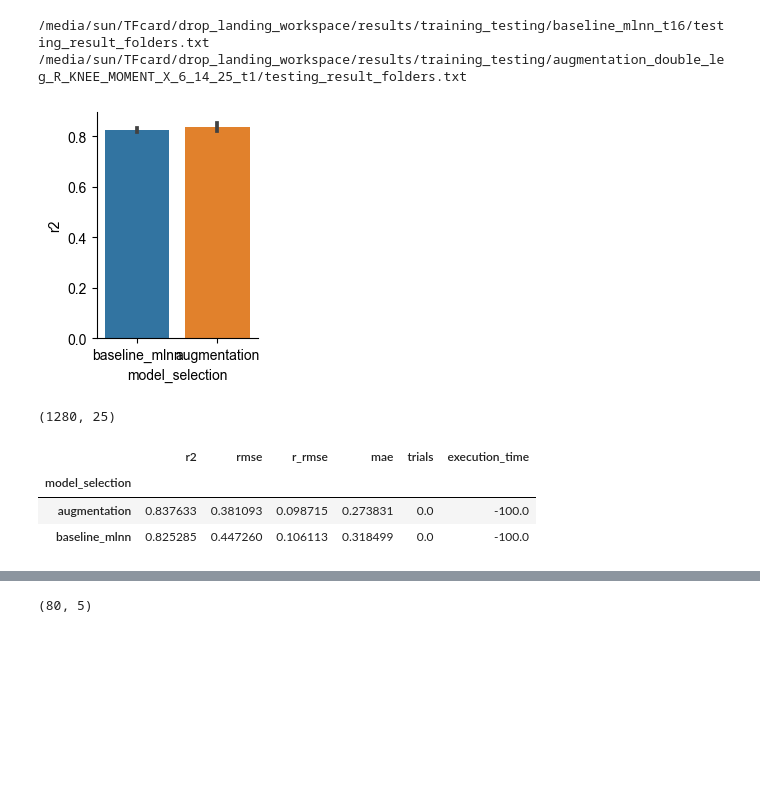
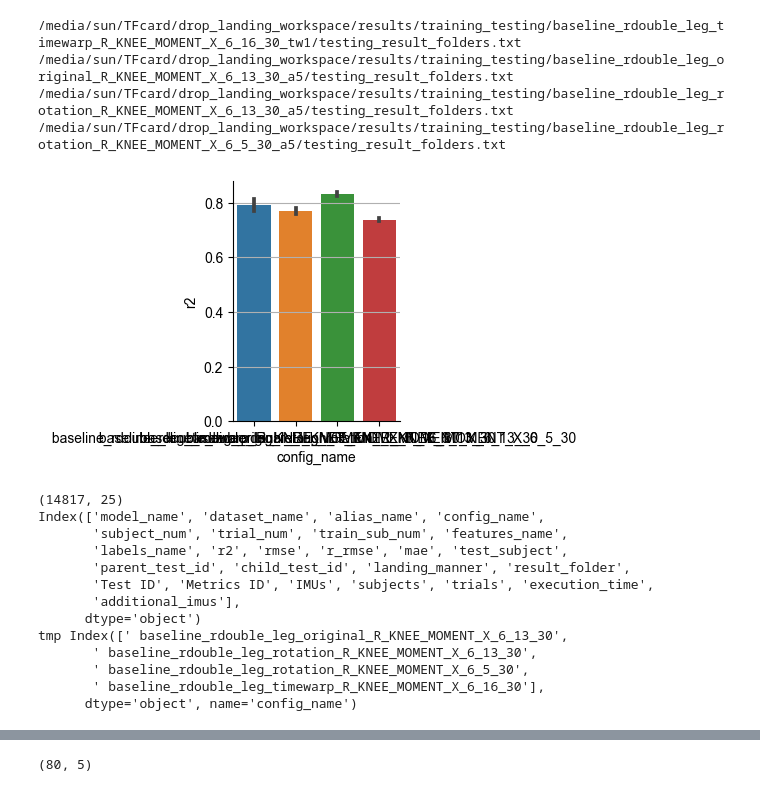
Before and after one commit to sunzhon/transfer_learning_for_droplanding, a Jupyter notebook: jupyter-lab/P6_figure_results_v2.ipynb, the cells around one changed output, grey strips where cells are left out. Drawn from its saved outputs; the diff is of its cells as text; code cells hidden in the pictures; blank space fills up the shorter version.

Commit message:
adudd timewarp and other augmentation

```diff
--- a/jupyter-lab/P6_figure_results_v2.ipynb
+++ b/jupyter-lab/P6_figure_results_v2.ipynb
@@ -38,53 +38,77 @@ combination_investigation_results = [
     os.path.join(RESULTS_PATH, "training_testing", "augmentation_v12","testing_result_folders.txt"),
 ]
 
-combination_investigation_results = [
-os.path.join(RESULTS_PATH, "training_testing", "baseline_mlnn_t16","testing_result_folders.txt"),
-os.path.join(RESULTS_PATH, "training_testing", "augmentation_double_leg_R_KNEE_MOMENT_X_6_14_25_t1","testing_result_folders.txt"),
-#os.path.join(RESULTS_PATH, "training_testing", "baseline_mlnn_t10","testing_result_folders.txt"),
-#os.path.join(RESULTS_PATH, "training_testing", "baseline_mlnn_v12","testing_result_folders.txt"),
-#os.path.join(RESULTS_PATH, "training_testing", "augmentation_v12","testing_result_folders.txt"),
+result_folders=[
+    "baseline_rdouble_leg_timewarp_R_KNEE_MOMENT_X_6_16_30_tw1",
+    "baseline_rdouble_leg_original_R_KNEE_MOMENT_X_6_13_30_a5",
+    "baseline_rdouble_leg_rotation_R_KNEE_MOMENT_X_6_13_30_a5",
+    "baseline_rdouble_leg_rotation_R_KNEE_MOMENT_X_6_5_30_a5",
 ]
+combination_investigation_results=[os.path.join(RESULTS_PATH, "training_testing", result_folder,"testing_result_folders.txt")
+                                   for result_folder in result_folders]
 
 
-
-#1) get testing results: estimation and ground truth
-results = get_list_investigation_results(combination_investigation_results)
 
 # 2) get testing metrics
 #combination_investigation_results = [os.path.join(os.path.dirname(folder), "metrics.csv") if(os.path.exists(os.path.join(os.path.dirname(folder), "metrics.csv"))) else folder for folder in combination_investigation_results]
 metrics = get_list_investigation_metrics(combination_investigation_results)
 # %% [output]
-/media/sun/TFcard/drop_landing_workspace/results/training_testing/baseline_mlnn_t16/testing_result_folders.txt
-/media/sun/TFcard/drop_landing_workspace/results/training_testing/augmentation_double_leg_R_KNEE_MOMENT_X_6_14_25_t1/testing_result_folders.txt
+/media/sun/TFcard/drop_landing_workspace/results/training_testing/baseline_rdouble_leg_timewarp_R_KNEE_MOMENT_X_6_16_30_tw1/testing_result_folders.txt
+/media/sun/TFcard/drop_landing_workspace/results/training_testing/baseline_rdouble_leg_original_R_KNEE_MOMENT_X_6_13_30_a5/testing_result_folders.txt
+/media/sun/TFcard/drop_landing_workspace/results/training_testing/baseline_rdouble_leg_rotation_R_KNEE_MOMENT_X_6_13_30_a5/testing_result_folders.txt
+/media/sun/TFcard/drop_landing_workspace/results/training_testing/baseline_rdouble_leg_rotation_R_KNEE_MOMENT_X_6_5_30_a5/testing_result_folders.txt
 # %%
 config={
     'y': 'r2',
-    'x':'model_selection',
+    'x':'config_name',
     'kind': 'bar',
     'height': 3,
     'aspect': 0.8,
     'sharey': True,
     #'col': 'labels_name',
     #'col': 'child_test_id',
     #'col_wrap': 4
 }
 plt.clf
 
 g = sns.catplot(data=metrics, **config)
 #g.axes[0].set_yticks([0.0, 0.1, 0.2, 0.3, 0.4, 0.5, 0.6, 0.7, 0.8,0.9,1.0])
-#[ax.yaxis.grid(True) for ax in g.axes]
+[ax[0].yaxis.grid(True) for ax in g.axes]
 plt.show()
 # %% [output]
-[figure, old version]
+[figure, new version]
 # %%
 #sns.lineplot(data=metrics)
 print(metrics.shape)
+print(metrics.columns)
 metrics.head(10)
-metrics.groupby(['model_selection']).mean()
+
+tmp = metrics.groupby(['config_name']).mean().round(2)[['r2','rmse','mae']]
+tmp.reset_index()
+tmp['idx']=range(tmp.shape[0])
+print('tmp',tmp.index)
+
+result_file = "./../DeepDA/sum_metrics.csv"
+if(not os.path.exists(result_file)):
+    tmp.to_csv(result_file)
+else:
+    tmp.to_csv(result_file, mode='a', index=False)
+
+
+
+
+#metrics.head()
 # %% [output]
-(1280, 25)
+(14817, 25)
+Index(['model_name', 'dataset_name', 'alias_name', 'config_name',
+       'subject_num', 'trial_num', 'train_sub_num', 'features_name',
+       'labels_name', 'r2', 'rmse', 'r_rmse', 'mae', 'test_subject',
+       'parent_test_id', 'child_test_id', 'landing_manner', 'result_folder',
+       'Test ID', 'Metrics ID', 'IMUs', 'subjects', 'trials', 'execution_time',
+       'additional_imus'],
+      dtype='object')
+tmp Index([' baseline_rdouble_leg_original_R_KNEE_MOMENT_X_6_13_30',
+       ' baseline_rdouble_leg_rotation_R_KNEE_MOMENT_X_6_13_30',
+       ' baseline_rdouble_leg_rotation_R_KNEE_MOMENT_X_6_5_30',
+       ' baseline_rdouble_leg_timewarp_R_KNEE_MOMENT_X_6_16_30'],
+      dtype='object', name='config_name')
-|  | r2 | rmse | r_rmse | mae | trials | execution_time |
-| model_selection |  |  |  |  |  |  |
-| augmentation | 0.837633 | 0.381093 | 0.098715 | 0.273831 | 0.0 | -100.0 |
-| baseline_mlnn | 0.825285 | 0.447260 | 0.106113 | 0.318499 | 0.0 | -100.0 |
```
Also changed, not shown: parts of 2 cells of this notebook, 7 other files.
